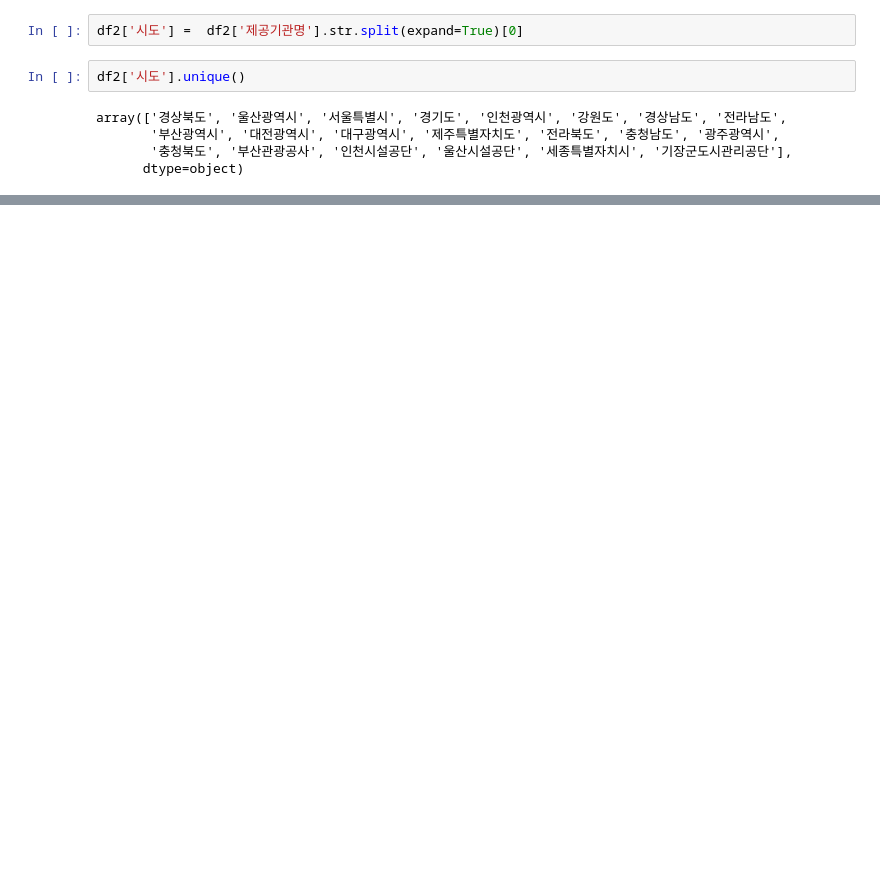
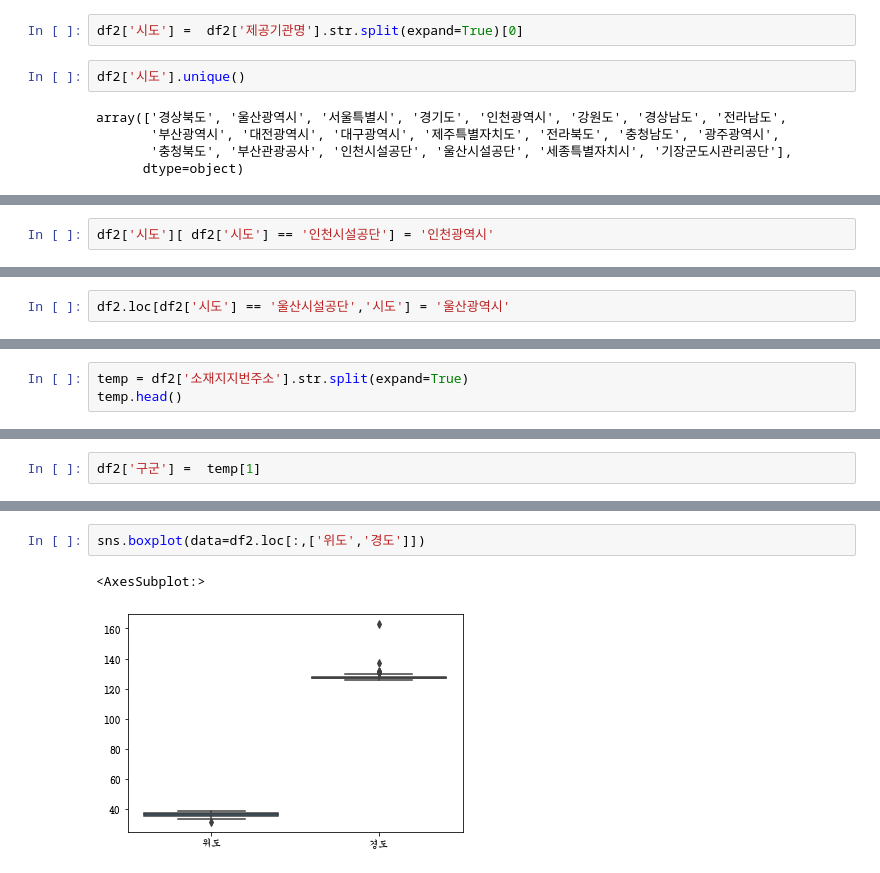
Before and after one commit to leekyuyoung4/ml0719, a Jupyter notebook: 데이터분석/공원데이터분석.ipynb, the cells around one changed output, grey strips where cells are left out. Saved outputs shown, nothing was run; the diff lists cells and outputs as text; blank space fills up the shorter version.

```diff
--- a/데이터분석/공원데이터분석.ipynb
+++ b/데이터분석/공원데이터분석.ipynb
@@ -149,0 +136,2 @@ array(['경상북도', '울산광역시', '서울특별시', '경기도', '인
+# %%
+df2['시도'][ df2['시도'] == '인천시설공단'] = '인천광역시'
@@ -149,0 +143,2 @@ array(['경상북도', '울산광역시', '서울특별시', '경기도', '인
+# %%
+df2.loc[df2['시도'] == '울산시설공단','시도'] = '울산광역시'
@@ -149,0 +168,3 @@ array(['경상북도', '울산광역시', '서울특별시', '경기도', '인
+# %%
+temp = df2['소재지지번주소'].str.split(expand=True)
+temp.head()
@@ -149,0 +178,2 @@ array(['경상북도', '울산광역시', '서울특별시', '경기도', '인
+# %%
+df2['구군'] =  temp[1]
@@ -149,0 +201,5 @@ array(['경상북도', '울산광역시', '서울특별시', '경기도', '인
+# %%
+sns.boxplot(data=df2.loc[:,['위도','경도']])
+# %% [output]
+<AxesSubplot:>
+[figure, added]
```
Also changed, not shown: parts of 29 cells of this notebook.
